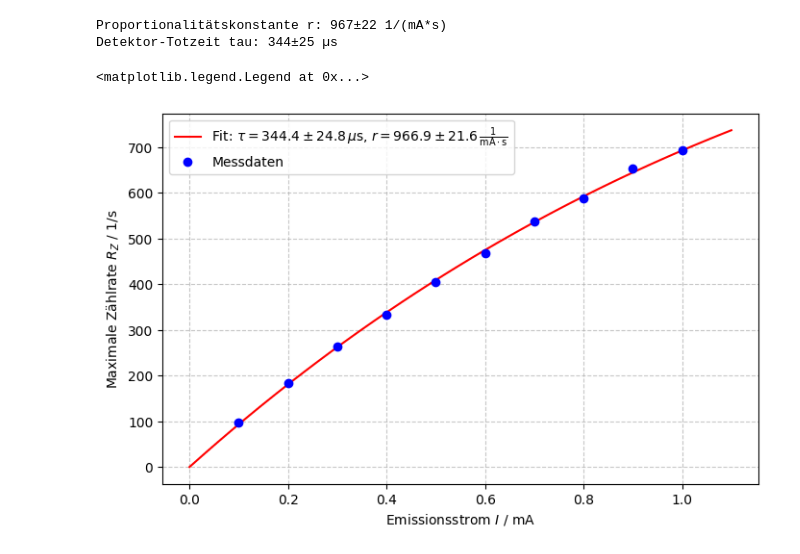
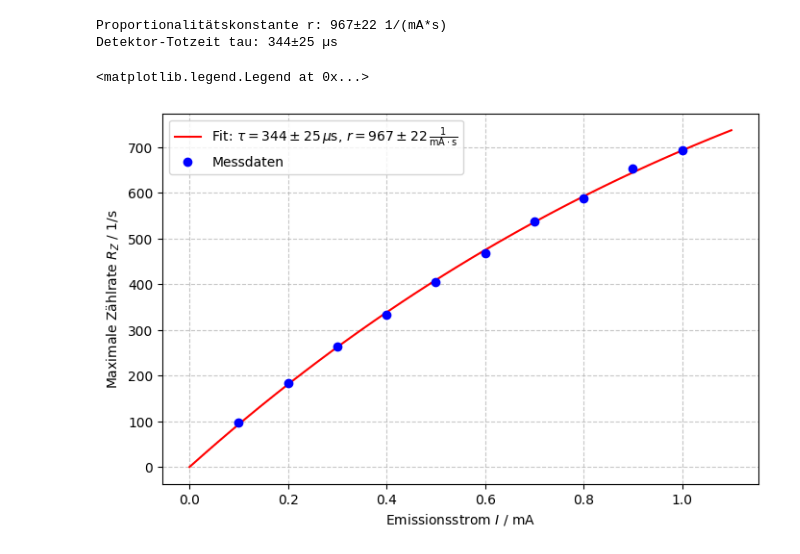
Before and after one commit to henri-climber/AP3, a Jupyter notebook: XST/a11.ipynb, the cells around one changed output. Drawn from its saved outputs; the diff is of its cells as text; code cells hidden in the pictures.

```diff
--- a/XST/a11.ipynb
+++ b/XST/a11.ipynb
@@ -73,16 +73,16 @@ Detektor-Totzeit tau: 344±25 µs
 # %%
 fig, ax = plt.subplots(figsize=(8, 5))
 
 I_smooth = np.linspace(0, 1.1, 100)
 ax.plot(I_smooth, dead_time_model(I_smooth, *popt), 'r-',
-        label=rf"Fit: $\tau = {tau_u_mus:.1fL}\,\mu\mathrm{{s}}$, $r = {r_u:.1fL}\,\frac{{1}}{{\mathrm{{mA \cdot s}}}}$")
+        label=rf"Fit: $\tau = {tau_u_mus:.2uL}\,\mu\mathrm{{s}}$, $r = {r_u:.2uL}\,\frac{{1}}{{\mathrm{{mA \cdot s}}}}$")
 
 ax.plot(fit_data["I"], fit_data["R_max"], 'bo', label="Messdaten")
 
 ax.set_xlabel("Emissionsstrom $I$ / mA")
 ax.set_ylabel("Maximale Zählrate $R_Z$ / 1/s")
 ax.grid(True, linestyle='--', alpha=0.7)
 ax.legend()
 # %% [output]
 <matplotlib.legend.Legend at 0x...>
-[figure, old version]
+[figure, new version]
```
Also changed, not shown: 4 other files.
